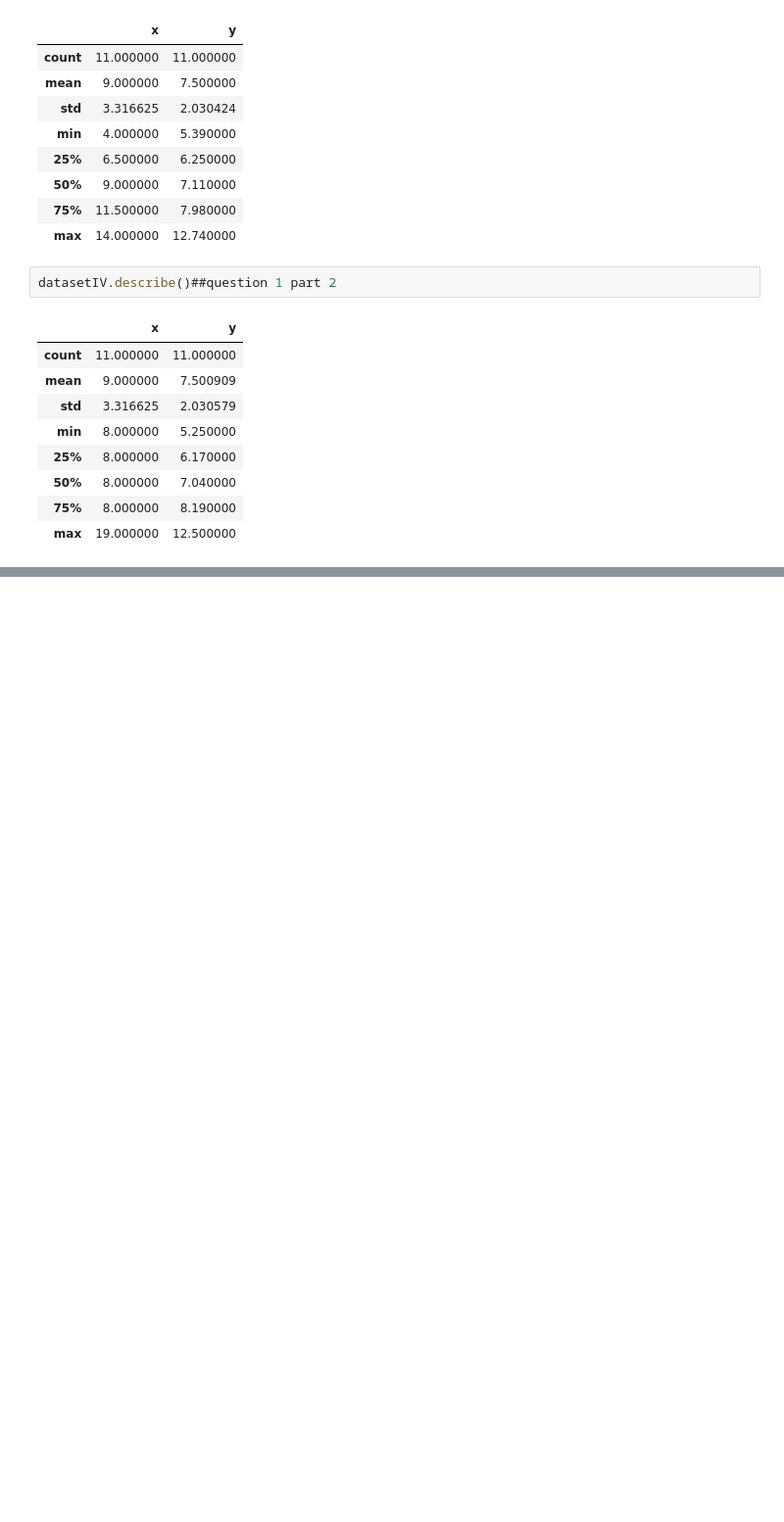
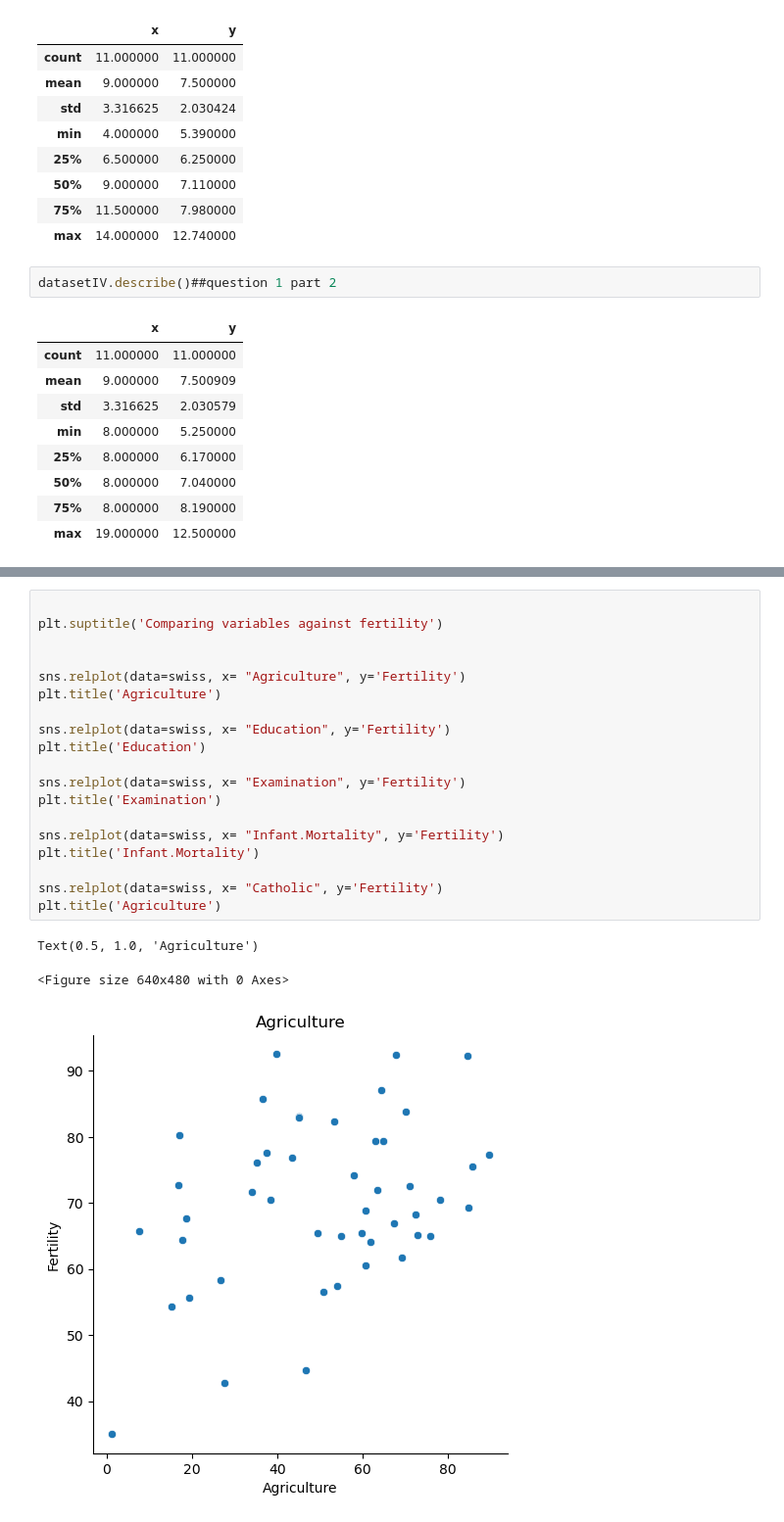
Before and after one commit to wherrickjr/numpy-pandas-visualization-exercises, a Jupyter notebook: seaborn_exercises.ipynb, the cells around one changed output, grey strips where cells are left out. Shown at 98% size. Cells and saved outputs as stored; diff of their text form; blank space fills up the shorter version.

```diff
--- a/seaborn_exercises.ipynb
+++ b/seaborn_exercises.ipynb
@@ -111,0 +271,23 @@ plt.show(sns.relplot(data = ans, x = "x", y = "y", col = "dataset"))
+# %%
+
+plt.suptitle('Comparing variables against fertility')
+
+
+sns.relplot(data=swiss, x= "Agriculture", y='Fertility')
+plt.title('Agriculture')
+
+sns.relplot(data=swiss, x= "Education", y='Fertility')
+plt.title('Education')
+
+sns.relplot(data=swiss, x= "Examination", y='Fertility')
+plt.title('Examination')
+
+sns.relplot(data=swiss, x= "Infant.Mortality", y='Fertility')
+plt.title('Infant.Mortality')
+
+sns.relplot(data=swiss, x= "Catholic", y='Fertility')
+plt.title('Agriculture')
+# %% [output]
+Text(0.5, 1.0, 'Agriculture')
+<Figure size 640x480 with 0 Axes>
+[figure, added]
```
Also changed, not shown: parts of 25 cells of this notebook, 1 other file.
